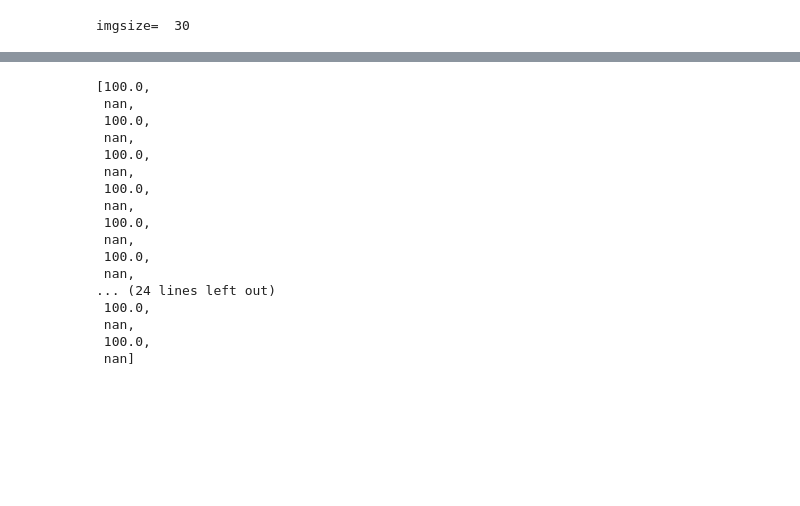
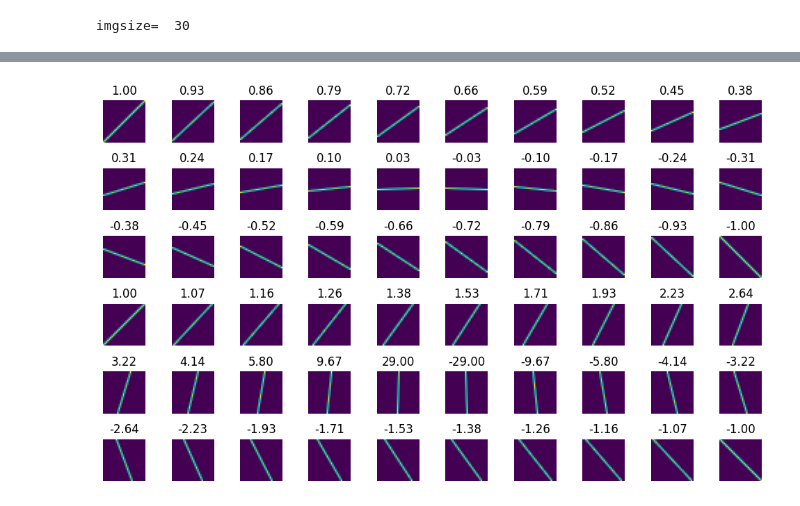
Before and after one commit to elmoghany/DL-CNN-PyTorch-neuroscience-gaussian-perception, a Jupyter notebook: DL-CNN-PyTorch-neuroscience-gaussian-perception.ipynb, the cells around one changed output, grey strips where cells are left out. Drawn from its saved outputs; the diff is of its cells as text; code cells hidden in the pictures; blank space fills up the shorter version.

```diff
--- a/DL-CNN-PyTorch-neuroscience-gaussian-perception.ipynb
+++ b/DL-CNN-PyTorch-neuroscience-gaussian-perception.ipynb
@@ -461,23 +480,50 @@ plt.show()
 # fig,ax = plt.subplots(1,2,figsize=(10,5))
 # # ax[0].set_xlim([-30,30])
 # ax[0].imshow(img, origin="lower")
-# %%
-testAcc
-# %% [output]
-[100.0,
- nan,
- 100.0,
- nan,
- 100.0,
- nan,
- 100.0,
- nan,
- 100.0,
- nan,
- 100.0,
- nan,
-... (24 lines left out)
- 100.0,
- nan,
- 100.0,
- nan]
+# %%
+### create lines in images
+
+from skimage.draw import line_aa
+
+fig,ax = plt.subplots(6,10,figsize=(10,6))
+imgs   = np.zeros((2*imgSize,1,imgSize,imgSize))
+slopes = np.zeros(2*imgSize)
+
+a = ax.flatten()
+for i in range(imgSize):
+
+    ### create lines with |slope|<1
+    # point coords
+    p1 = [0,i]
+    p2 = [imgSize-p1[0]-1,imgSize-p1[1]-1]
+    slopes[i] = (p2[1]-p1[1])/(p2[0]-p1[0]+1e-10)
+
+    # create the lines
+    rows,cols,val = line_aa(p1[1],p1[0],p2[1],p2[0]) #  y1,x1,y2,x2
+    imgs[i,0,rows,cols] = val
+
+    # plot
+    a[i].imshow(imgs[i,0,:,:],origin='lower')
+    a[i].set_title('%.2f'%slopes[i])
+    a[i].axis('off')
+
+
+    ### create lines with |slope|>1
+    # point coords
+    p1 = [i,0]
+    p2 = [imgSize-p1[0]-1,imgSize-p1[1]-1]
+    slopes[i+imgSize] = (p2[1]-p1[1])/(p2[0]-p1[0]+1e-10)
+
+    # create the lines
+    rows,cols,val = line_aa(p1[1],p1[0],p2[1],p2[0]) #  y1,x1,y2,x2
+    imgs[i+imgSize,0,rows,cols] = val
+
+    # plot
+    a[i+imgSize].imshow(imgs[i+imgSize,0,:,:],origin='lower')
+    a[i+imgSize].set_title('%.2f'%slopes[i+imgSize])
+    a[i+imgSize].axis('off')
+
+plt.tight_layout()
+plt.show()
+# %% [output]
+[figure, added]
```
Also changed, not shown: parts of 9 cells of this notebook.
